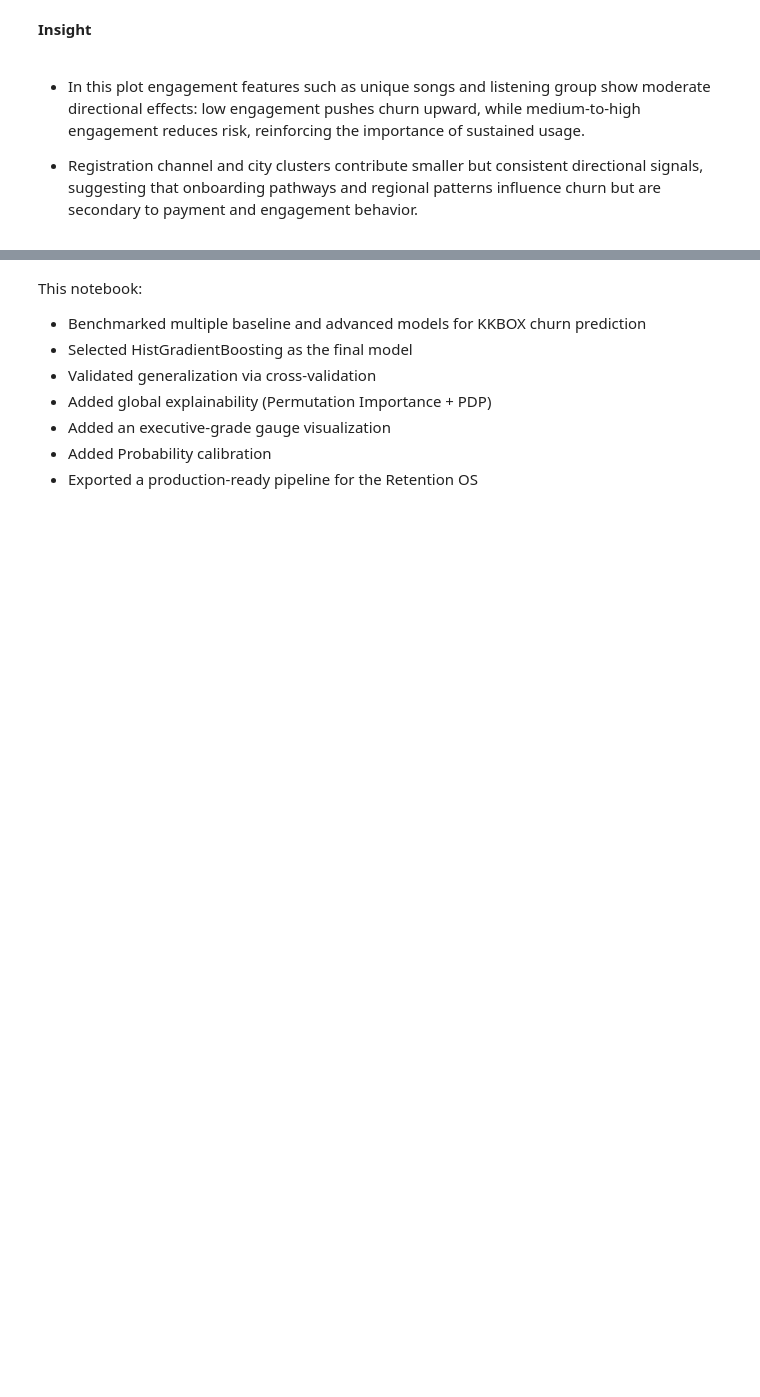
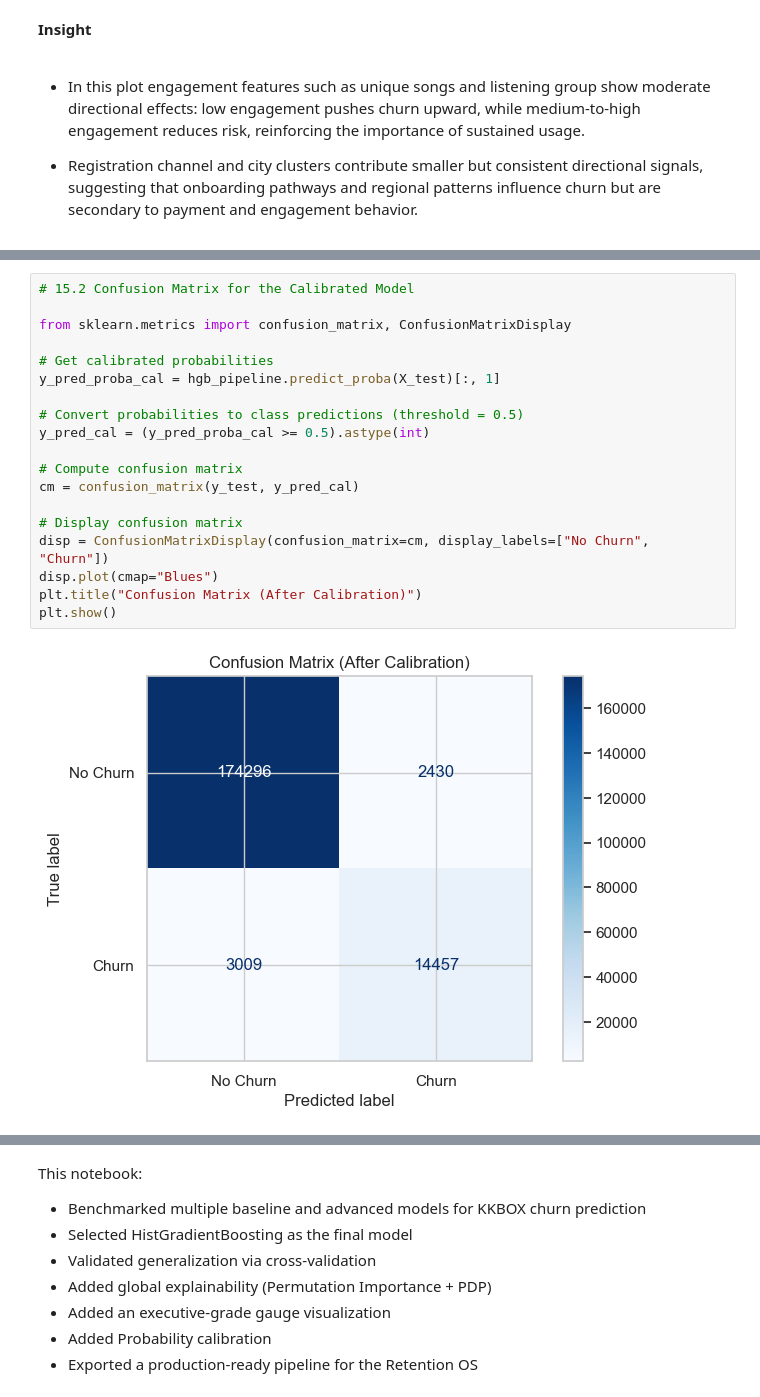
Before and after one commit to PaulinaMamiaga/customer-churn-intelligence-system, a Jupyter notebook: notebooks/03_modeling_and_evaluation.ipynb, the cells around one changed output, grey strips where cells are left out. Saved outputs shown, nothing was run; the diff lists cells and outputs as text; blank space fills up the shorter version.

```diff
--- a/notebooks/03_modeling_and_evaluation.ipynb
+++ b/notebooks/03_modeling_and_evaluation.ipynb
@@ -1127,3 +1189,24 @@ with open("model/final_churn_model.pkl", "wb") as f:
 print("Calibrated model saved successfully.")
 # %% [output]
 Calibrated model saved successfully.
+# %%
+# 15.2 Confusion Matrix for the Calibrated Model
+
+from sklearn.metrics import confusion_matrix, ConfusionMatrixDisplay
+
+# Get calibrated probabilities
+y_pred_proba_cal = hgb_pipeline.predict_proba(X_test)[:, 1]
+
+# Convert probabilities to class predictions (threshold = 0.5)
+y_pred_cal = (y_pred_proba_cal >= 0.5).astype(int)
+
+# Compute confusion matrix
+cm = confusion_matrix(y_test, y_pred_cal)
+
+# Display confusion matrix
+disp = ConfusionMatrixDisplay(confusion_matrix=cm, display_labels=["No Churn", "Churn"])
+disp.plot(cmap="Blues")
+plt.title("Confusion Matrix (After Calibration)")
+plt.show()
+# %% [output]
+[figure, added]
```
Also changed, not shown: parts of 15 cells of this notebook.
